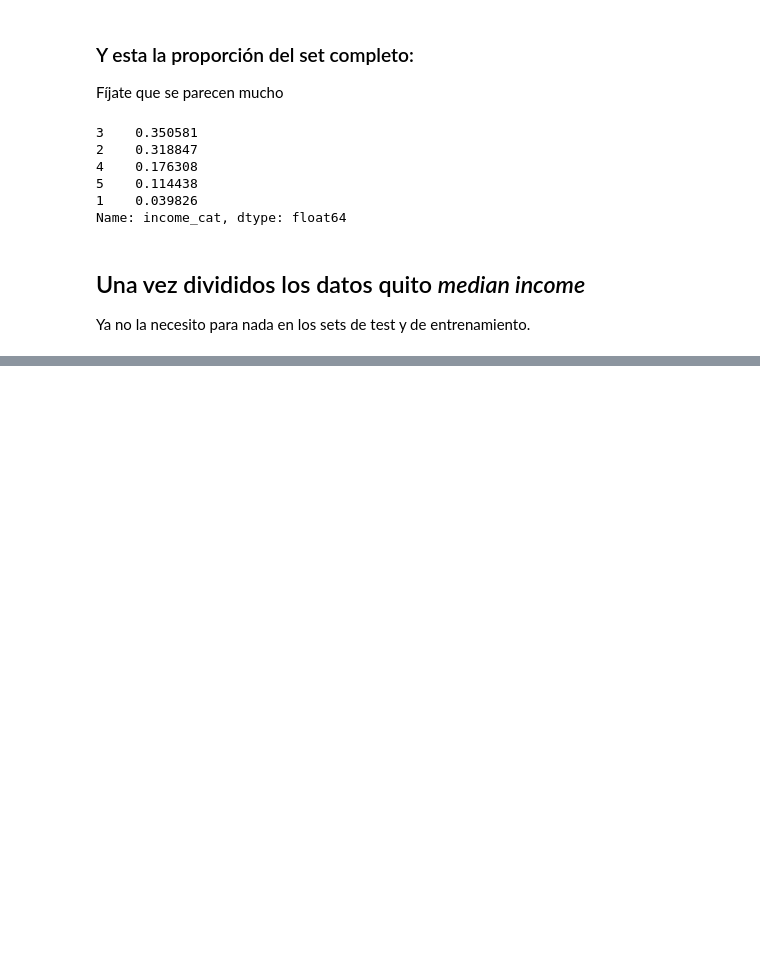
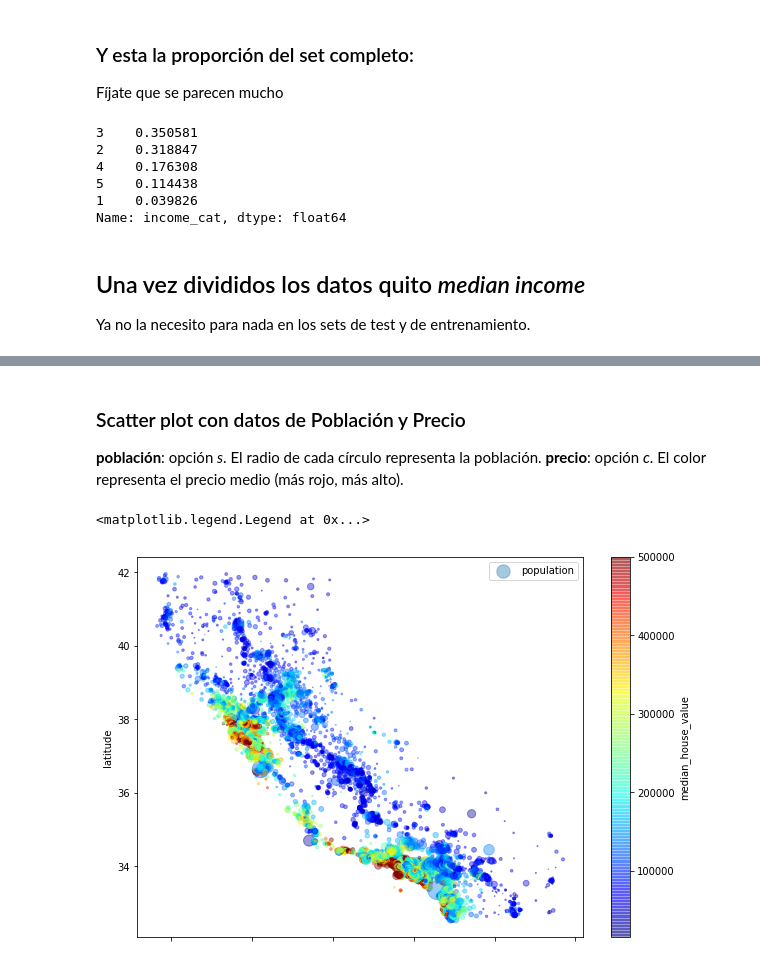
Before and after one commit to rfminguez/homl, a Jupyter notebook: ch-2_housing.ipynb, the cells around one changed output, grey strips where cells are left out. Saved outputs shown, nothing was run; the diff lists cells and outputs as text; code cells hidden in the pictures; blank space fills up the shorter version.

```diff
--- a/ch-2_housing.ipynb
+++ b/ch-2_housing.ipynb
@@ -144,0 +172,20 @@ for set_ in (strat_train_set, strat_test_set):
+# %% [markdown]
+### Scatter plot con datos de Población y Precio
+**población**: opción *s*. El radio de cada círculo representa la población.
+**precio**: opción *c*. El color representa el precio medio (más rojo, más alto).
+# %%
+housing.plot(kind = "scatter",
+            x = "longitude",
+            y = "latitude",
+            alpha = 0.4,
+            s = housing["population"] / 100,
+            label = "population",
+            figsize = (10, 7),
+            c = "median_house_value",
+            cmap = plt.get_cmap("jet"),
+            colorbar = True)
+
+plt.legend()
+# %% [output]
+<matplotlib.legend.Legend at 0x...>
+[figure, added]
```
Also changed, not shown: parts of 19 cells of this notebook.
